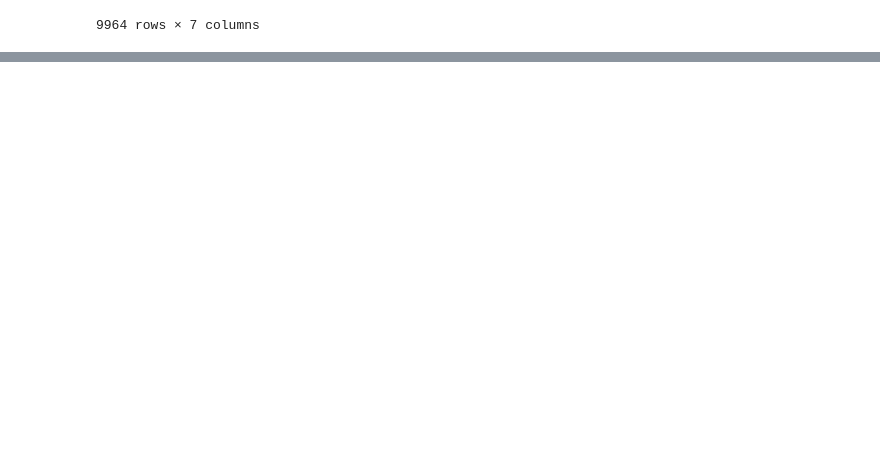
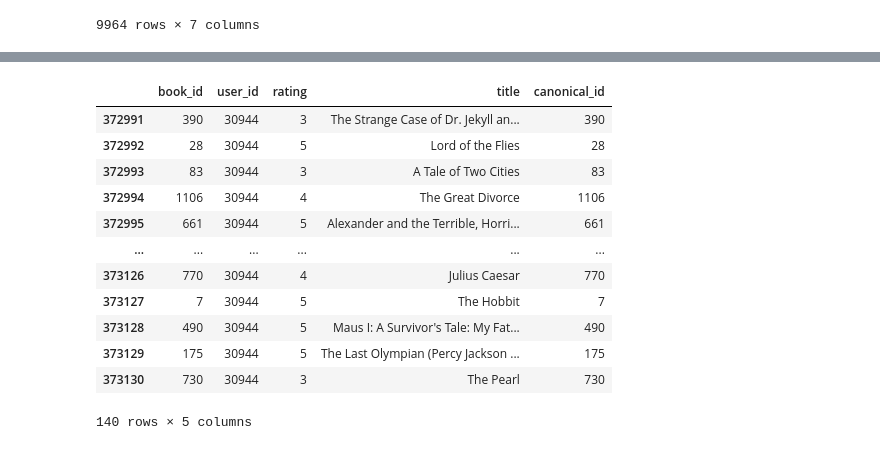
Before and after one commit to CMPE-257-JC/recommender-systems-project, a Jupyter notebook: notebooks/Content_Based_Filtering.ipynb, the cells around one changed output, grey strips where cells are left out. Saved outputs shown, nothing was run; the diff lists cells and outputs as text; code cells hidden in the pictures; blank space fills up the shorter version.

```diff
--- a/notebooks/Content_Based_Filtering.ipynb
+++ b/notebooks/Content_Based_Filtering.ipynb
@@ -477,0 +561,12 @@ to_read_filtered
+# %%
+sample_user = ratings_train['user_id'].value_counts().index[0]
+recommendations = recommend_likes_only(sample_user, n=10)
+
+recommendations.sort_values('score')
+recommendations['title'].tolist()
+
+recommendations
+
+print(f"test size for this user is {len(ratings_test[ratings_test['user_id'] == sample_user])}")
+
+ratings_test[ratings_test['user_id'] == sample_user].head(20)
@@ -477,0 +609,16 @@ to_read_filtered
+# %%
+ratings_train[ratings_train['user_id'] == sample_user]
+# %% [output]
+|  | book_id | user_id | rating | title | canonical_id |
+| 372991 | 390 | 30944 | 3 | The Strange Case of Dr. Jekyll an... | 390 |
+| 372992 | 28 | 30944 | 5 | Lord of the Flies | 28 |
+| 372993 | 83 | 30944 | 3 | A Tale of Two Cities | 83 |
+| 372994 | 1106 | 30944 | 4 | The Great Divorce | 1106 |
+| 372995 | 661 | 30944 | 5 | Alexander and the Terrible, Horri... | 661 |
+| ... | ... | ... | ... | ... | ... |
+| 373126 | 770 | 30944 | 4 | Julius Caesar | 770 |
+| 373127 | 7 | 30944 | 5 | The Hobbit | 7 |
+| 373128 | 490 | 30944 | 5 | Maus I: A Survivor's Tale: My Fat... | 490 |
+| 373129 | 175 | 30944 | 5 | The Last Olympian (Percy Jackson ... | 175 |
+| 373130 | 730 | 30944 | 3 | The Pearl | 730 |
+140 rows × 5 columns
```
Also changed, not shown: parts of 26 cells of this notebook.
